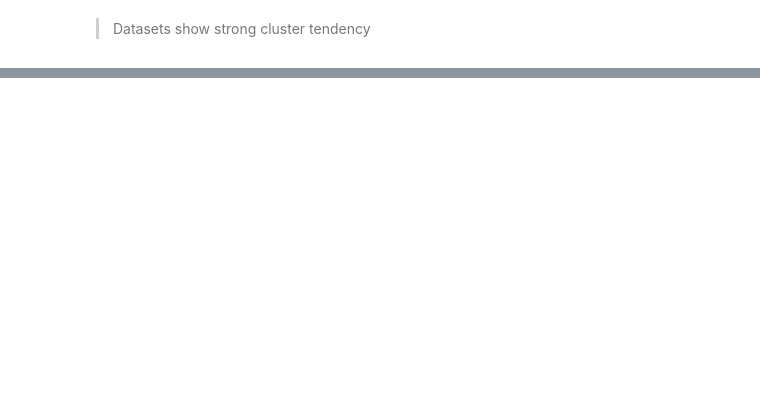
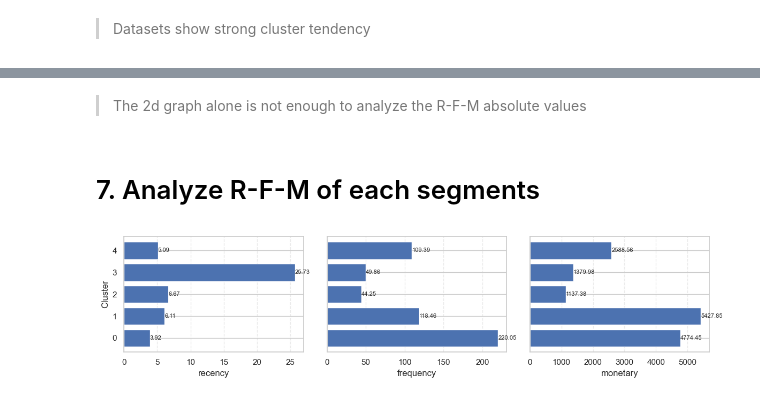
Before and after one commit to liemnh98/LJMU-Data-Science-Masters-Dissertation, a Jupyter notebook: 5b-kmeans_rfm.ipynb, the cells around one changed output, grey strips where cells are left out. Cells and saved outputs as stored; diff of their text form; code cells hidden in the pictures; blank space fills up the shorter version.

```diff
--- a/5b-kmeans_rfm.ipynb
+++ b/5b-kmeans_rfm.ipynb
@@ -92,0 +221,19 @@ np.float64(0.8600495517376399)
+# %%
+fig, axes = plt.subplots(4, 2, figsize=(14, 18))
+axes = axes.flatten()
+
+for i, k in enumerate(range(3, 11)):
+
+    plot_rfm_clusters(
+        rfm_df,
+        recency_col='recency',
+        frequency_col='frequency',
+        monetary_col='monetary',
+        cluster_col=f'kmeans_{k}_cluster_id',
+        ax=axes[i]
+    )
+
+    axes[i].set_title(f'RFM Clusters (k={k})')
+
+plt.tight_layout()
+plt.show()
@@ -92,0 +242,4 @@ np.float64(0.8600495517376399)
+# %% [markdown]
+> The 2d graph alone is not enough to analyze the R-F-M absolute values
+# %% [markdown]
+# 7. Analyze R-F-M of each segments
@@ -92,0 +295,13 @@ np.float64(0.8600495517376399)
+# %%
+plot_rfm_cluster_profiles(
+    rfm_df,
+    recency_col="recency",
+    frequency_col="frequency",
+    monetary_col="monetary",
+    cluster_col="kmeans_5_cluster_id",
+)
+
+plt.tight_layout()
+plt.show()
+# %% [output]
+[figure, added]
```
Also changed, not shown: parts of 33 cells of this notebook, 1 other file.
